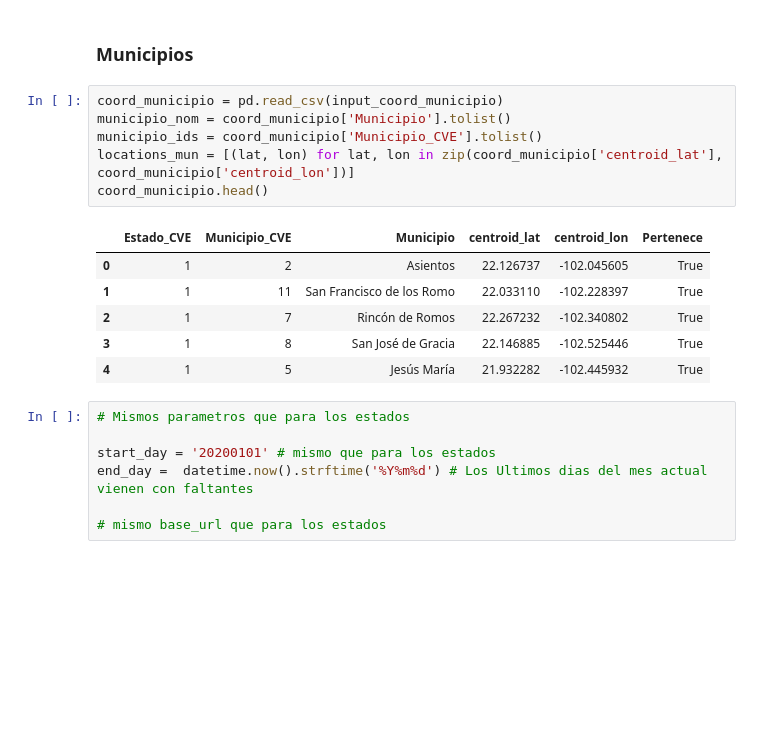
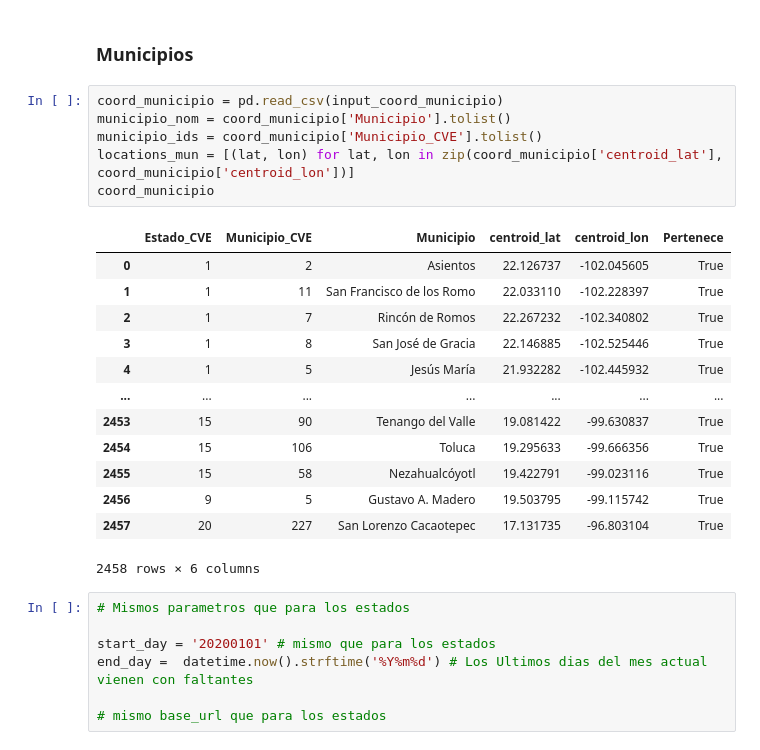
Before and after one commit to ProyectosMCD/RedBAMX, a Jupyter notebook: descarga/Descarga_Datos Climaticos_Municipio_NASA-API.ipynb, the cells around one changed output. Saved outputs shown, nothing was run; the diff lists cells and outputs as text; blank space fills up the shorter version.

```diff
--- a/descarga/Descarga_Datos Climaticos_Municipio_NASA-API.ipynb
+++ b/descarga/Descarga_Datos Climaticos_Municipio_NASA-API.ipynb
@@ -191,16 +255,23 @@ df_combinado
 # %%
 coord_municipio = pd.read_csv(input_coord_municipio)
 municipio_nom = coord_municipio['Municipio'].tolist()
 municipio_ids = coord_municipio['Municipio_CVE'].tolist()
 locations_mun = [(lat, lon) for lat, lon in zip(coord_municipio['centroid_lat'], coord_municipio['centroid_lon'])]
-coord_municipio.head()
+coord_municipio
 # %% [output]
 |  | Estado_CVE | Municipio_CVE | Municipio | centroid_lat | centroid_lon | Pertenece |
 | 0 | 1 | 2 | Asientos | 22.126737 | -102.045605 | True |
 | 1 | 1 | 11 | San Francisco de los Romo | 22.033110 | -102.228397 | True |
 | 2 | 1 | 7 | Rincón de Romos | 22.267232 | -102.340802 | True |
 | 3 | 1 | 8 | San José de Gracia | 22.146885 | -102.525446 | True |
 | 4 | 1 | 5 | Jesús María | 21.932282 | -102.445932 | True |
+| ... | ... | ... | ... | ... | ... | ... |
+| 2453 | 15 | 90 | Tenango del Valle | 19.081422 | -99.630837 | True |
+| 2454 | 15 | 106 | Toluca | 19.295633 | -99.666356 | True |
+| 2455 | 15 | 58 | Nezahualcóyotl | 19.422791 | -99.023116 | True |
+| 2456 | 9 | 5 | Gustavo A. Madero | 19.503795 | -99.115742 | True |
+| 2457 | 20 | 227 | San Lorenzo Cacaotepec | 17.131735 | -96.803104 | True |
+2458 rows × 6 columns
 # %%
 # Mismos parametros que para los estados
 
```
Also changed, not shown: parts of 19 cells of this notebook, 1 other file.
